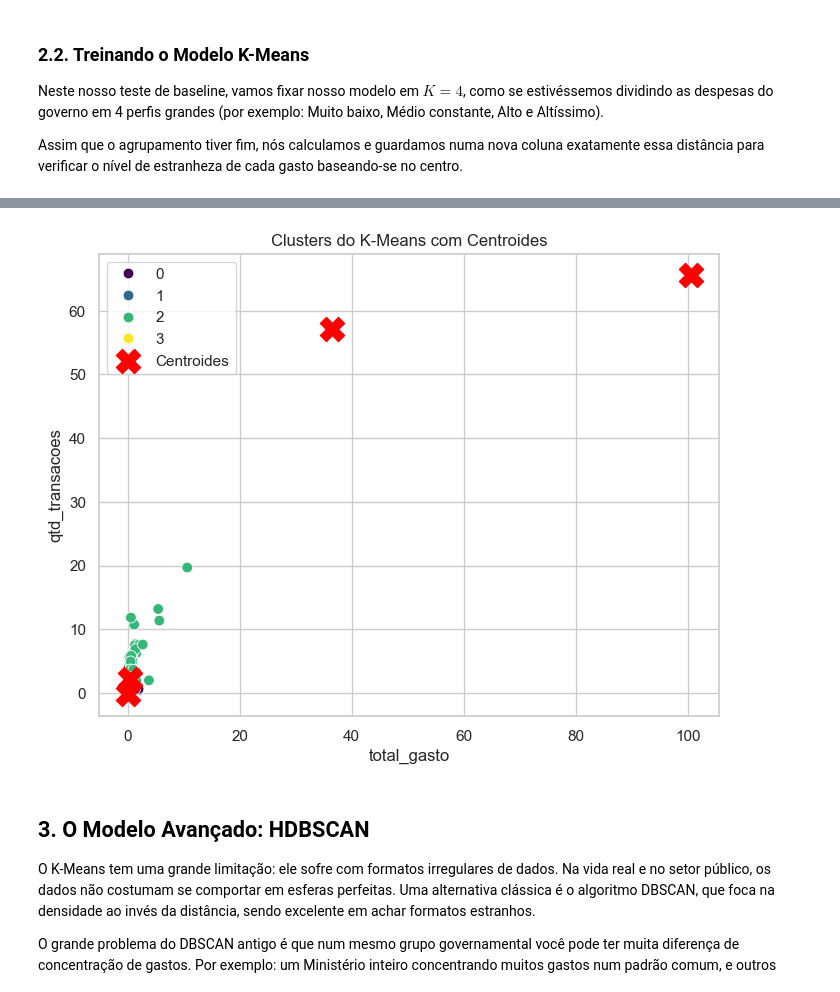
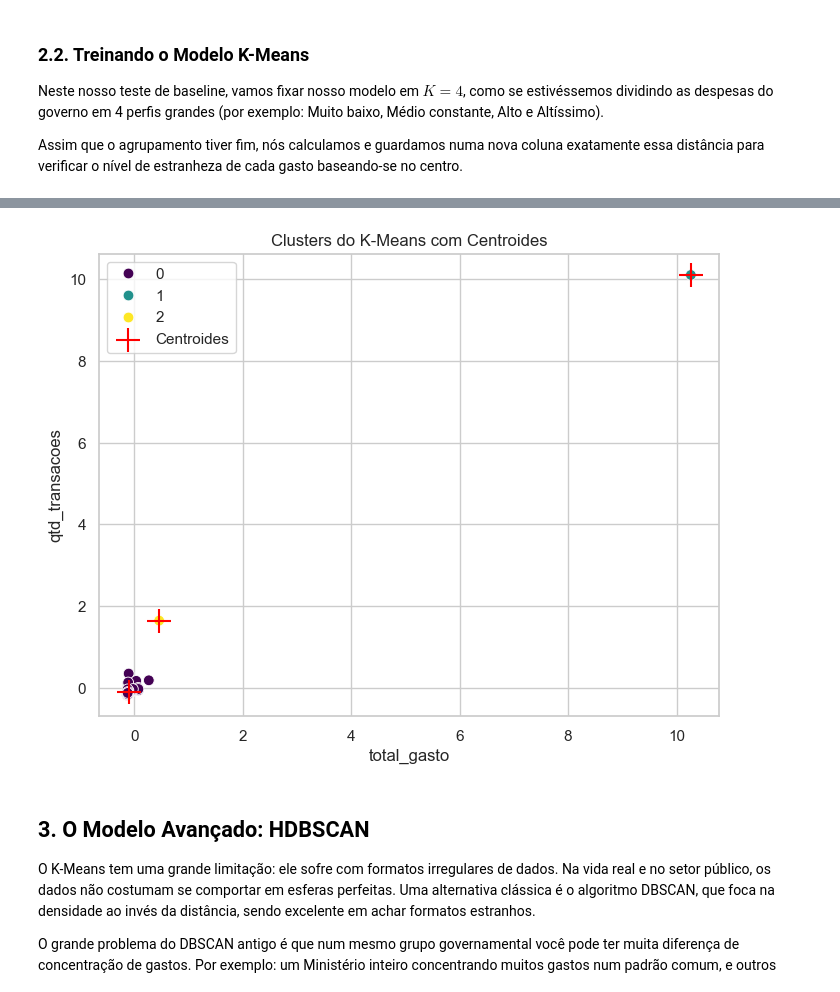
Before and after one commit to bituruna/cpgf-anomaly-detection-md, a Jupyter notebook: src/02_mineracao_e_avaliacao.ipynb, the cells around one changed output, grey strips where cells are left out. Drawn from its saved outputs; the diff is of its cells as text; code cells hidden in the pictures.

```diff
--- a/src/02_mineracao_e_avaliacao.ipynb
+++ b/src/02_mineracao_e_avaliacao.ipynb
@@ -80,8 +80,8 @@ Neste nosso teste de baseline, vamos fixar nosso modelo em $K=4$, como se estiv
 
 Assim que o agrupamento tiver fim, nós calculamos e guardamos numa nova coluna exatamente essa distância para verificar o nível de estranheza de cada gasto baseando-se no centro.
 # %%
-# Parâmetro global com K=4
-n_clusters = 4
+# Parâmetro global com K=5
+n_clusters = 3
 kmeans = KMeans(n_clusters=n_clusters, random_state=42, n_init='auto')
 
 # Criamos a coluna dos clusters do modelo
@@ -130,41 +130,41 @@ X = df[['total_gasto', 'qtd_transacoes']]
 
 # Modelo K-Means
 from sklearn.cluster import KMeans
-kmeans = KMeans(n_clusters=4, random_state=42)
+kmeans = KMeans(n_clusters=3, random_state=42)
 clusters = kmeans.fit_predict(X)
 
 # Centroides
 centroides = kmeans.cluster_centers_
 
 # Plot
 plt.figure(figsize=(8,6))
 
 sns.scatterplot(
     x=X['total_gasto'],
     y=X['qtd_transacoes'],
     hue=clusters,
     palette='viridis',
     s=60
 )
 
 # Plot dos centroides
 plt.scatter(
     centroides[:,0],
     centroides[:,1],
     c='red',
     s=300,
-    marker='X',
+    marker='+',
     label='Centroides'
 )
 
 plt.title("Clusters do K-Means com Centroides")
 plt.xlabel("total_gasto")
 plt.ylabel("qtd_transacoes")
 plt.legend()
 
 plt.show()
 # %% [output]
-[figure, old version]
+[figure, new version]
 # %% [markdown]
 ## 3. O Modelo Avançado: HDBSCAN
 
```
Also changed, not shown: parts of 7 cells of this notebook, 1 other file.
